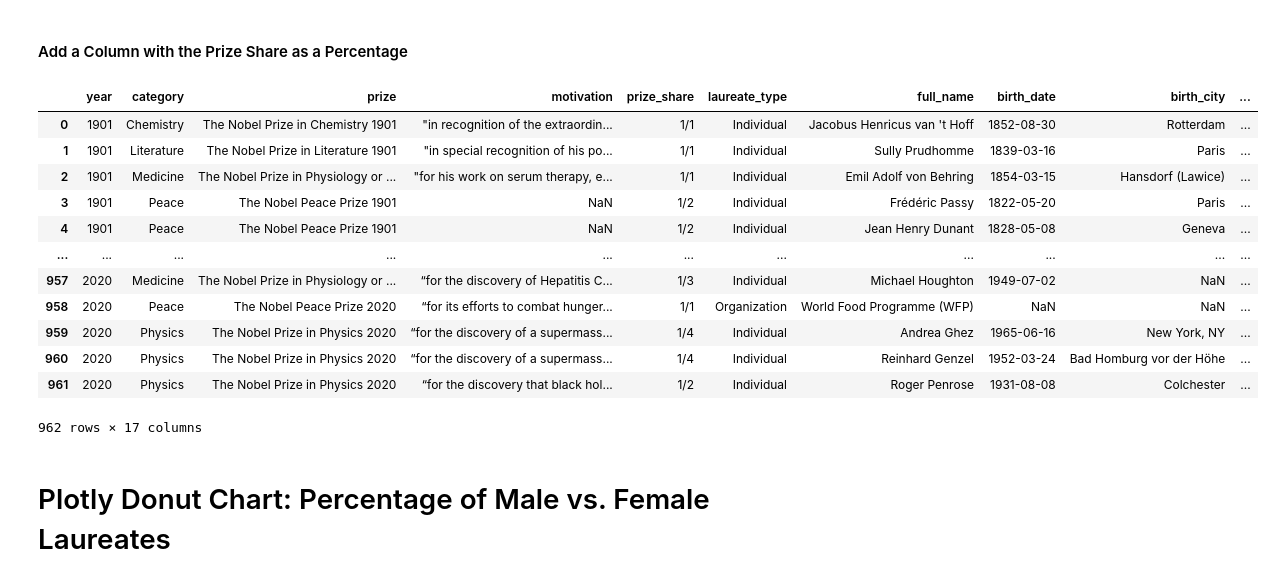
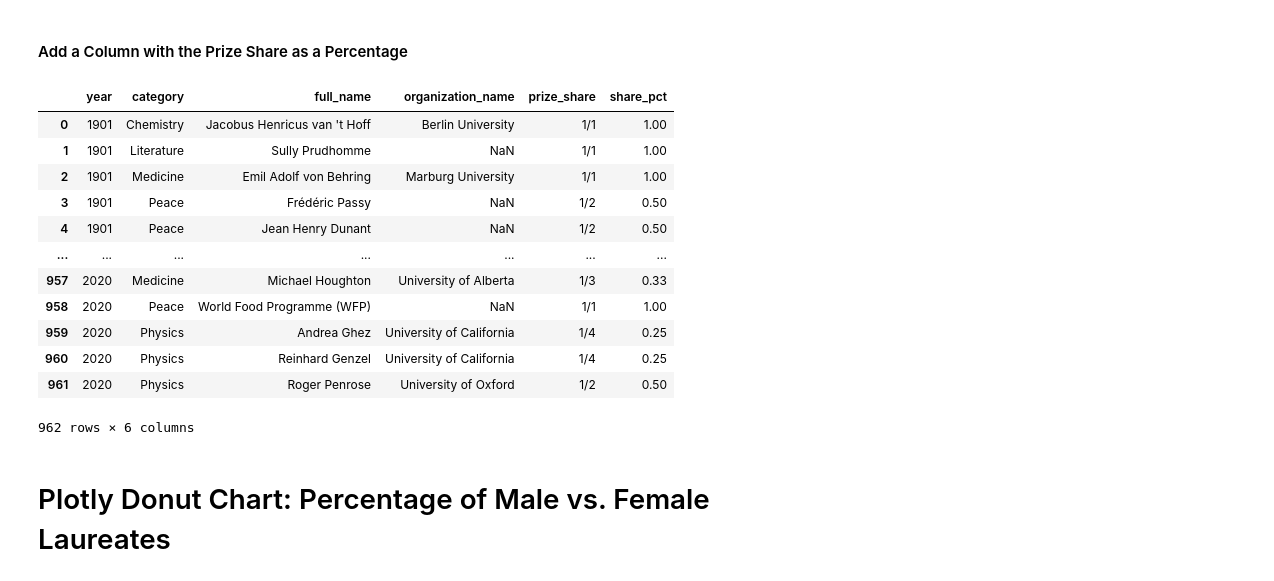
Before and after one commit to ArieKnoester/nobel-laureates-jupyter-notebook, a Jupyter notebook: Nobel_Prize_Analysis.ipynb, the cells around one changed output. Saved outputs shown, nothing was run; the diff lists cells and outputs as text; code cells hidden in the pictures.

Commit message:
'share_pct' output visibility.

```diff
--- a/Nobel_Prize_Analysis.ipynb
+++ b/Nobel_Prize_Analysis.ipynb
@@ -219,21 +219,21 @@ memory usage: 120.4+ KB
 #### Add a Column with the Prize Share as a Percentage
 # %%
 df_data['share_pct'] = df_data.prize_share.apply(pd.eval)
-df_data
+df_data[['year', 'category', 'full_name', 'organization_name', 'prize_share', 'share_pct']]
 # %% [output]
-|  | year | category | prize | motivation | prize_share | laureate_type | full_name | birth_date | birth_city | ... |
-| 0 | 1901 | Chemistry | The Nobel Prize in Chemistry 1901 | "in recognition of the extraordin... | 1/1 | Individual | Jacobus Henricus van 't Hoff | 1852-08-30 | Rotterdam | ... |
-| 1 | 1901 | Literature | The Nobel Prize in Literature 1901 | "in special recognition of his po... | 1/1 | Individual | Sully Prudhomme | 1839-03-16 | Paris | ... |
-| 2 | 1901 | Medicine | The Nobel Prize in Physiology or ... | "for his work on serum therapy, e... | 1/1 | Individual | Emil Adolf von Behring | 1854-03-15 | Hansdorf (Lawice) | ... |
-| 3 | 1901 | Peace | The Nobel Peace Prize 1901 | NaN | 1/2 | Individual | Frédéric Passy | 1822-05-20 | Paris | ... |
-| 4 | 1901 | Peace | The Nobel Peace Prize 1901 | NaN | 1/2 | Individual | Jean Henry Dunant | 1828-05-08 | Geneva | ... |
-| ... | ... | ... | ... | ... | ... | ... | ... | ... | ... | ... |
-| 957 | 2020 | Medicine | The Nobel Prize in Physiology or ... | “for the discovery of Hepatitis C... | 1/3 | Individual | Michael Houghton | 1949-07-02 | NaN | ... |
-| 958 | 2020 | Peace | The Nobel Peace Prize 2020 | “for its efforts to combat hunger... | 1/1 | Organization | World Food Programme (WFP) | NaN | NaN | ... |
-| 959 | 2020 | Physics | The Nobel Prize in Physics 2020 | “for the discovery of a supermass... | 1/4 | Individual | Andrea Ghez | 1965-06-16 | New York, NY | ... |
-| 960 | 2020 | Physics | The Nobel Prize in Physics 2020 | “for the discovery of a supermass... | 1/4 | Individual | Reinhard Genzel | 1952-03-24 | Bad Homburg vor der Höhe | ... |
-| 961 | 2020 | Physics | The Nobel Prize in Physics 2020 | “for the discovery that black hol... | 1/2 | Individual | Roger Penrose | 1931-08-08 | Colchester | ... |
+|  | year | category | full_name | organization_name | prize_share | share_pct |
+| 0 | 1901 | Chemistry | Jacobus Henricus van 't Hoff | Berlin University | 1/1 | 1.00 |
+| 1 | 1901 | Literature | Sully Prudhomme | NaN | 1/1 | 1.00 |
+| 2 | 1901 | Medicine | Emil Adolf von Behring | Marburg University | 1/1 | 1.00 |
+| 3 | 1901 | Peace | Frédéric Passy | NaN | 1/2 | 0.50 |
+| 4 | 1901 | Peace | Jean Henry Dunant | NaN | 1/2 | 0.50 |
+| ... | ... | ... | ... | ... | ... | ... |
+| 957 | 2020 | Medicine | Michael Houghton | University of Alberta | 1/3 | 0.33 |
+| 958 | 2020 | Peace | World Food Programme (WFP) | NaN | 1/1 | 1.00 |
+| 959 | 2020 | Physics | Andrea Ghez | University of California | 1/4 | 0.25 |
+| 960 | 2020 | Physics | Reinhard Genzel | University of California | 1/4 | 0.25 |
+| 961 | 2020 | Physics | Roger Penrose | University of Oxford | 1/2 | 0.50 |
-962 rows × 17 columns
+962 rows × 6 columns
 # %% [markdown]
 # Plotly Donut Chart: Percentage of Male vs. Female Laureates
 # %% [markdown]
```
